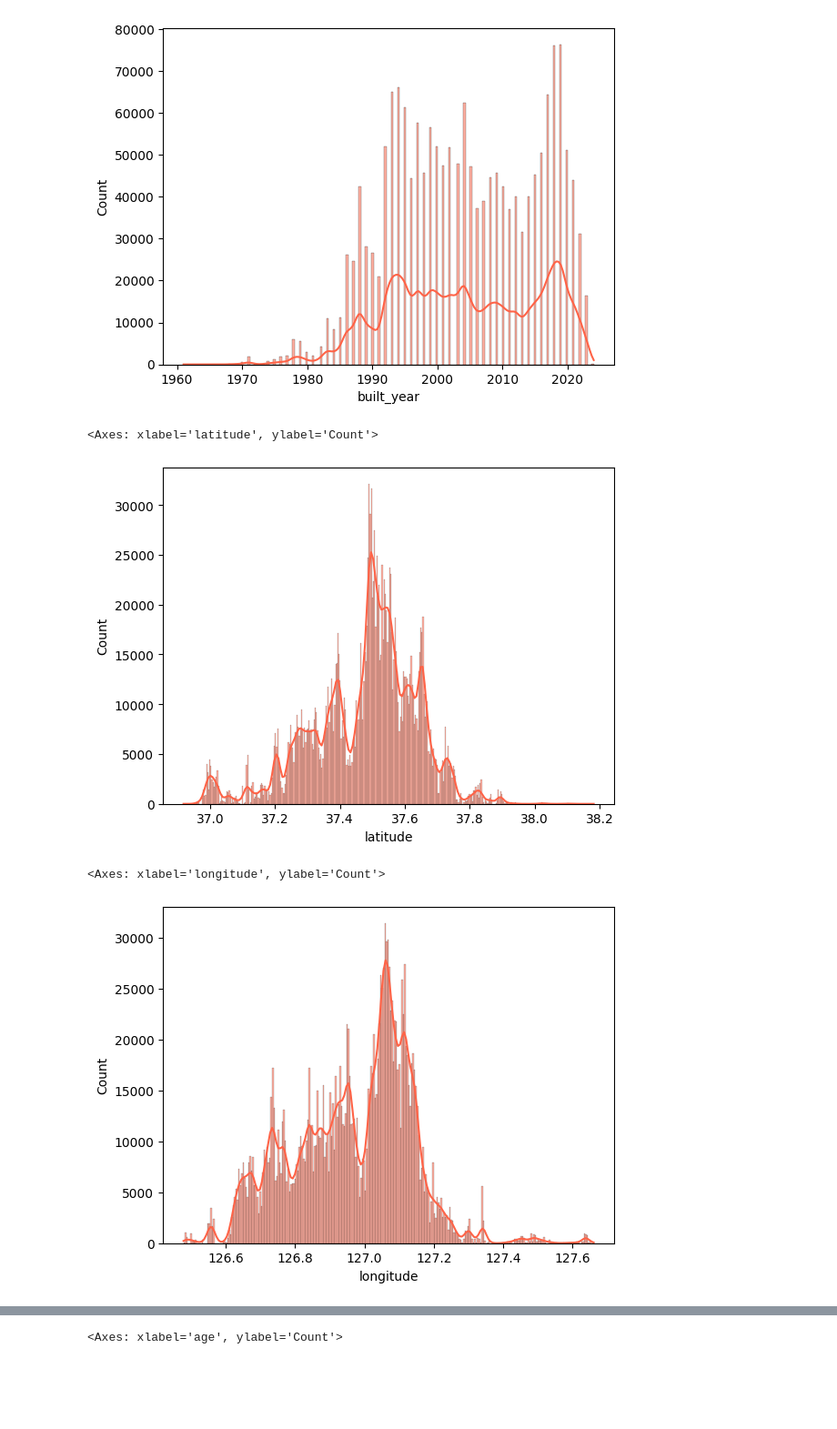
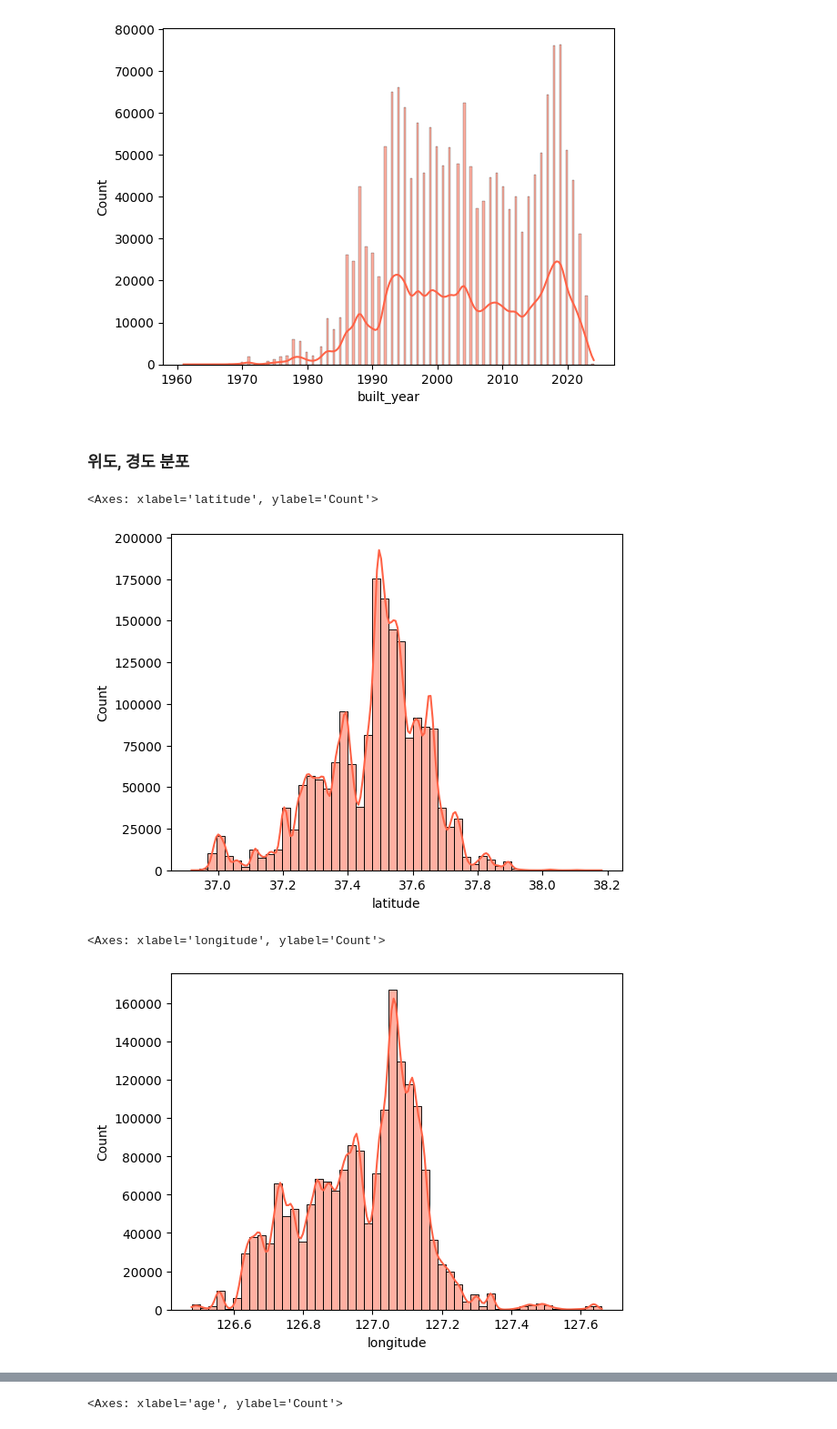
Before and after one commit to boostcampaitech7/level2-competitiveds-recsys-03, a Jupyter notebook: zerovirus_EDA.ipynb, the cells around one changed output, grey strips where cells are left out. Shown at 91% size. Cells and saved outputs as stored; diff of their text form; code cells hidden in the pictures; blank space fills up the shorter version.

```diff
--- a/zerovirus_EDA.ipynb
+++ b/zerovirus_EDA.ipynb
@@ -141,13 +175,15 @@ sns.histplot(data=train_data, x="built_year", color="tomato", kde=True)
 # %% [output]
 <Axes: xlabel='built_year', ylabel='Count'>
 [figure]
+# %% [markdown]
+### 위도, 경도 분포
 # %%
-sns.histplot(data=train_data, x="latitude", color="tomato", kde=True)
+sns.histplot(data=train_data, x="latitude", color="tomato", kde=True, bins=50)
 # %% [output]
 <Axes: xlabel='latitude', ylabel='Count'>
-[figure, old version]
+[figure, new version]
 # %%
-sns.histplot(data=train_data, x="longitude", color="tomato", kde=True)
+sns.histplot(data=train_data, x="longitude", color="tomato", kde=True, bins=50)
 # %% [output]
 <Axes: xlabel='longitude', ylabel='Count'>
-[figure, old version]
+[figure, new version]
```
Also changed, not shown: parts of 29 cells of this notebook.
